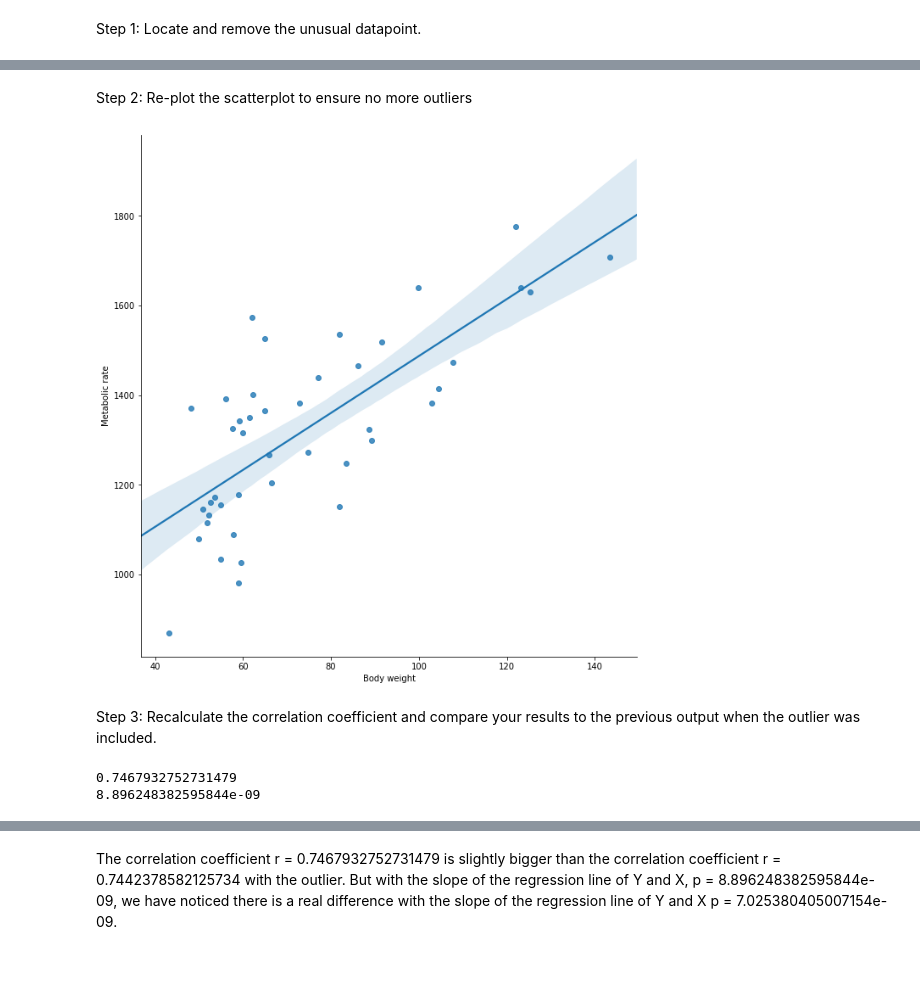
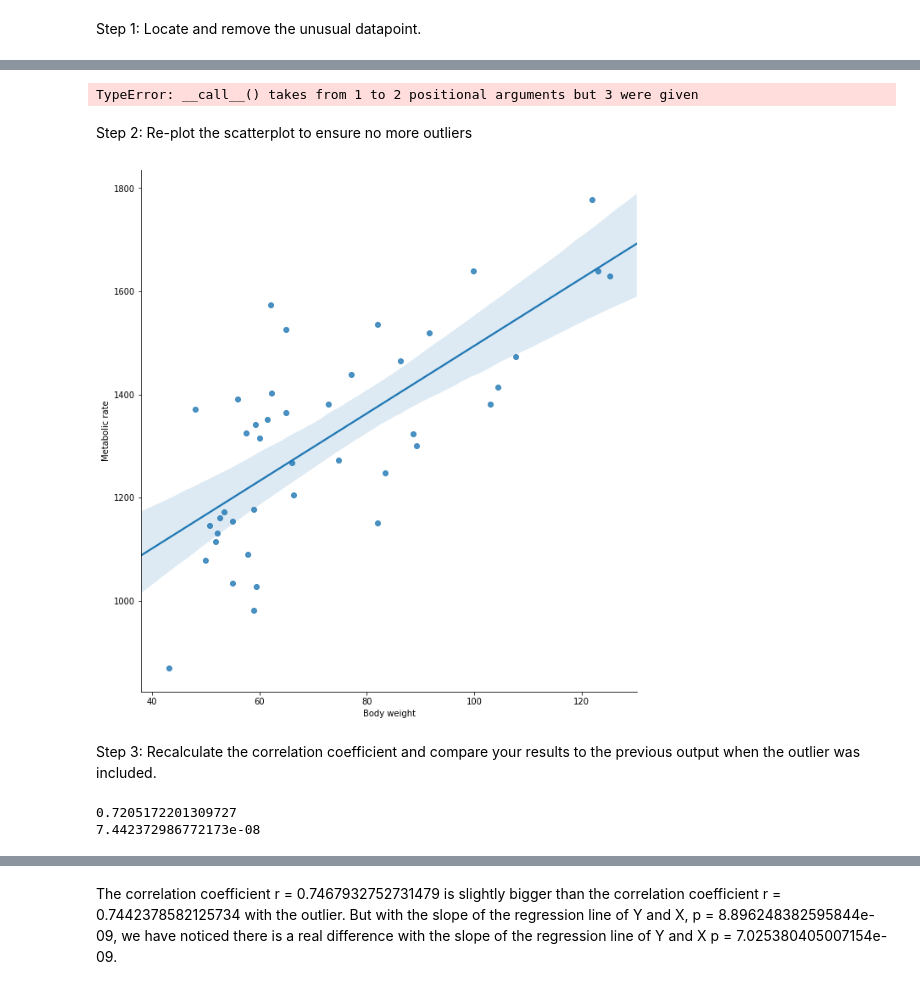
Before and after one commit to Michy01/AIIP_DAV_Visualization-2020, a Jupyter notebook: dav_06_what_is_correlation.ipynb, the cells around one changed output, grey strips where cells are left out. Drawn from its saved outputs; the diff is of its cells as text; code cells hidden in the pictures.

```diff
--- a/dav_06_what_is_correlation.ipynb
+++ b/dav_06_what_is_correlation.ipynb
@@ -235,0 +214,4 @@ data1
+# %%
+data = data[data['Body weight'] <= 140]
+data = data[data['Metabolic rate'] <= 2000]
+data
@@ -236,21 +236,32 @@ data1
+# %%
+#your answer
+#Remove the outliers from the height column
+for i in range(data.shape[0]) :
+    if data.loc([i], ['Body weight']) >= 140:
+        data = data.drop(axis=i, columns =['Body weight', 'Metabolic rate'])
+#data = data[(data['Body weight'] < q_hi) & (data['Body weight'] > q_low)]
+#data = data[(data['Metabolic rate'] < q_hi1) & (data['Metabolic rate'] > q_low1)]
+data.head() # Check the current data to confirm the outlier is removed
+# %% [output]
+TypeError: __call__() takes from 1 to 2 positional arguments but 3 were given
 # %% [markdown]
 Step 2: Re-plot the scatterplot to ensure no more outliers
 # %%
 g = sns.lmplot('Body weight',   # x-axis
                'Metabolic rate',# y-axis
-               data=data1,       # dataframe
+               data=data,       # dataframe
                fit_reg=True)   # fit regression line
 
 g.fig.set_size_inches(10,10)
 # %% [output]
-[figure, old version]
+[figure, new version]
 # %% [markdown]
 Step 3: Recalculate the correlation coefficient and compare your results to the previous output when the outlier was included.
 # %%
 #your answer
-r, p = stats.pearsonr(data1['Body weight'], data1['Metabolic rate'])
+r, p = stats.pearsonr(data['Body weight'], data['Metabolic rate'])
 print(r)
 print(p)
 # %% [output]
-0.7467932752731479
-8.896248382595844e-09
+0.7205172201309727
+7.442372986772173e-08
```
Also changed, not shown: parts of 6 cells of this notebook, 1 other file.
